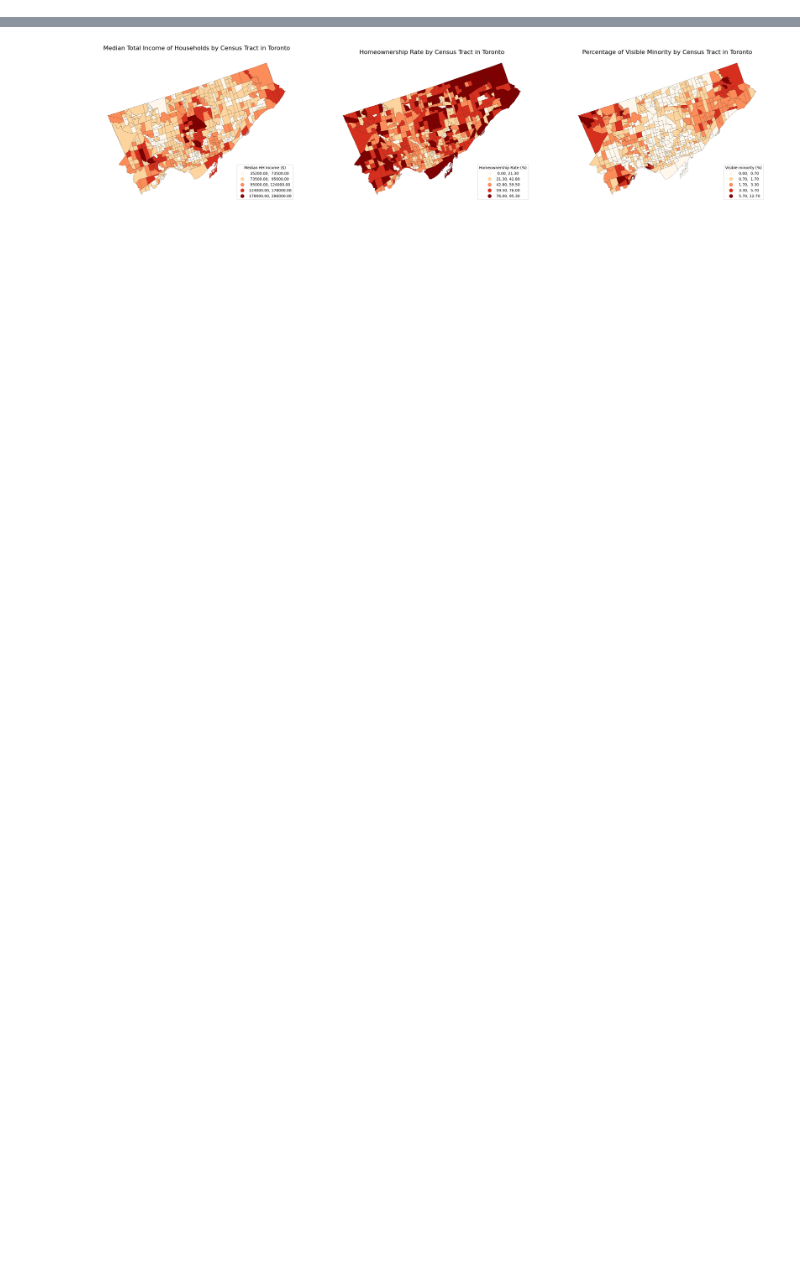
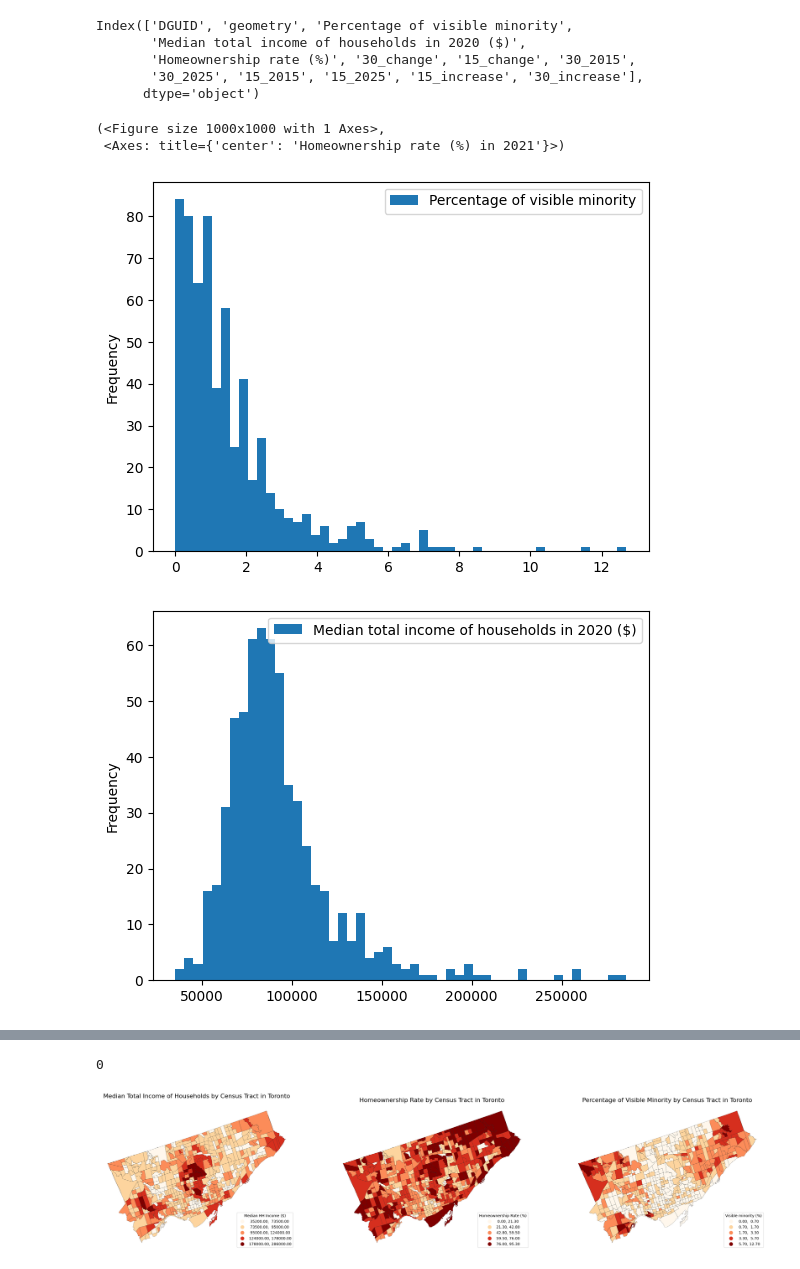
Before and after one commit to polina-gorn/GGR375-Group-Project, a Jupyter notebook: CT_data_map.ipynb, the cells around one changed output, grey strips where cells are left out. Drawn from its saved outputs; the diff is of its cells as text; code cells hidden in the pictures; blank space fills up the shorter version.

Commit message:
making some changes to the data cleaning and merging

```diff
--- a/CT_data_map.ipynb
+++ b/CT_data_map.ipynb
@@ -40,6 +40,21 @@ hor_map.rename(columns={'Value': 'Homeownership rate (%)'}, inplace=True)
 mmhh_to = gpd.clip(mmhh_map.to_crs(epsg=2958), toronto_proj)
 hor_to = gpd.clip(hor_map.to_crs(epsg=2958), toronto_proj)
 
-vm_mmhh_ct = to_ct.merge(mmhh_to, how = 'left').iloc[:, [0,1,3,2,5,4]]
-vm_hor_ct = to_ct.merge(hor_to, how = 'left').iloc[:, [0,1,3,2,5,4]]
-mmhh_hor_ct = mmhh_to.merge(hor_to, how = 'left').iloc[:, [0,1,3,2,5,4]]
+# also read in the isochrones here too
+isos = gpd.read_file('./isochrones_final/isochrones_change_final.shp')
+isos_df = isos[['DGUID', '30_change', '15_change', '30_2015', '30_2025', '15_2015', '15_2025', '15_increas', '30_increas']].rename(
+    columns = {'15_increas': '15_increase', '30_increas': '30_increase'})
+# %%
+# I cleaned this up a bit - interpolate the data right away so the maps are all consistent
+# also a cleaner merger than you had below, removes some redundant columns and is clearer what you need and what you do not
+to_ct_cleaned = to_ct[['DGUID', 'geometry']].merge(to_ct[['Percentage of visible minority', 'DGUID']].interpolate(),
+                                                    how = 'left', on = 'DGUID')
+
+# merge all the variables, including isochrone variables here (isochrones have no NaN values)
+to_all = (to_ct_cleaned.merge(mmhh_to[['Median total income of households in 2020 ($)', 'DGUID']].interpolate(),
+                       how = 'left', on = 'DGUID')).merge(hor_to[['Homeownership rate (%)', 'DGUID']].interpolate(),
+                                                            how = 'left', on = 'DGUID').merge(isos_df, how = 'left', on = 'DGUID')
+
+# vm_mmhh_ct = to_ct.merge(mmhh_to, how = 'left').iloc[:, [0,1,3,2,5,4]]
+# vm_hor_ct = to_ct.merge(hor_to, how = 'left').iloc[:, [0,1,3,2,5,4]]
+# mmhh_hor_ct = mmhh_to.merge(hor_to, how = 'left').iloc[:, [0,1,3,2,5,4]]
@@ -45,0 +69,24 @@ mmhh_hor_ct = mmhh_to.merge(hor_to, how = 'left').iloc[:, [0,1,3,2,5,4]]
+# %%
+import plotter
+
+print(to_all.columns)
+
+to_all.plot(kind='hist', column = 'Percentage of visible minority', bins = 50)
+to_all.plot(kind='hist', column = 'Median total income of households in 2020 ($)', bins = 50)
+to_all.plot(kind='hist', column = 'Homeownership rate (%)', bins = 50)
+
+
+
+plotter.plot_choropleth(to_all, 'Percentage of Visible Minorities in 2021', column = 'Percentage of visible minority', scheme = 'naturalbreaks')
+plotter.plot_choropleth(to_all, 'Median total income of households in 2020 ($)', column = 'Median total income of households in 2020 ($)')
+plotter.plot_choropleth(to_all, 'Homeownership rate (%) in 2021', column = 'Homeownership rate (%)')
+# %% [output]
+Index(['DGUID', 'geometry', 'Percentage of visible minority',
+       'Median total income of households in 2020 ($)',
+       'Homeownership rate (%)', '30_change', '15_change', '30_2015',
+       '30_2025', '15_2015', '15_2025', '15_increase', '30_increase'],
+      dtype='object')
+(<Figure size 1000x1000 with 1 Axes>,
+ <Axes: title={'center': 'Homeownership rate (%) in 2021'}>)
+[figure, added]
+[figure, added]
@@ -46,3 +97,10 @@ mmhh_hor_ct = mmhh_to.merge(hor_to, how = 'left').iloc[:, [0,1,3,2,5,4]]
+# %%
+import pandas as pd
+
+print(pd.isnull(to_all['Median total income of households in 2020 ($)']).sum())
+# there are 2 null values for all the variables
+# %% [output]
+0
 # %%
 # do we want bivariate maps of the above gdfs ?
 # its a bit of work to set up the colour schemes but its doable
```
Also changed, not shown: parts of 9 cells of this notebook.
